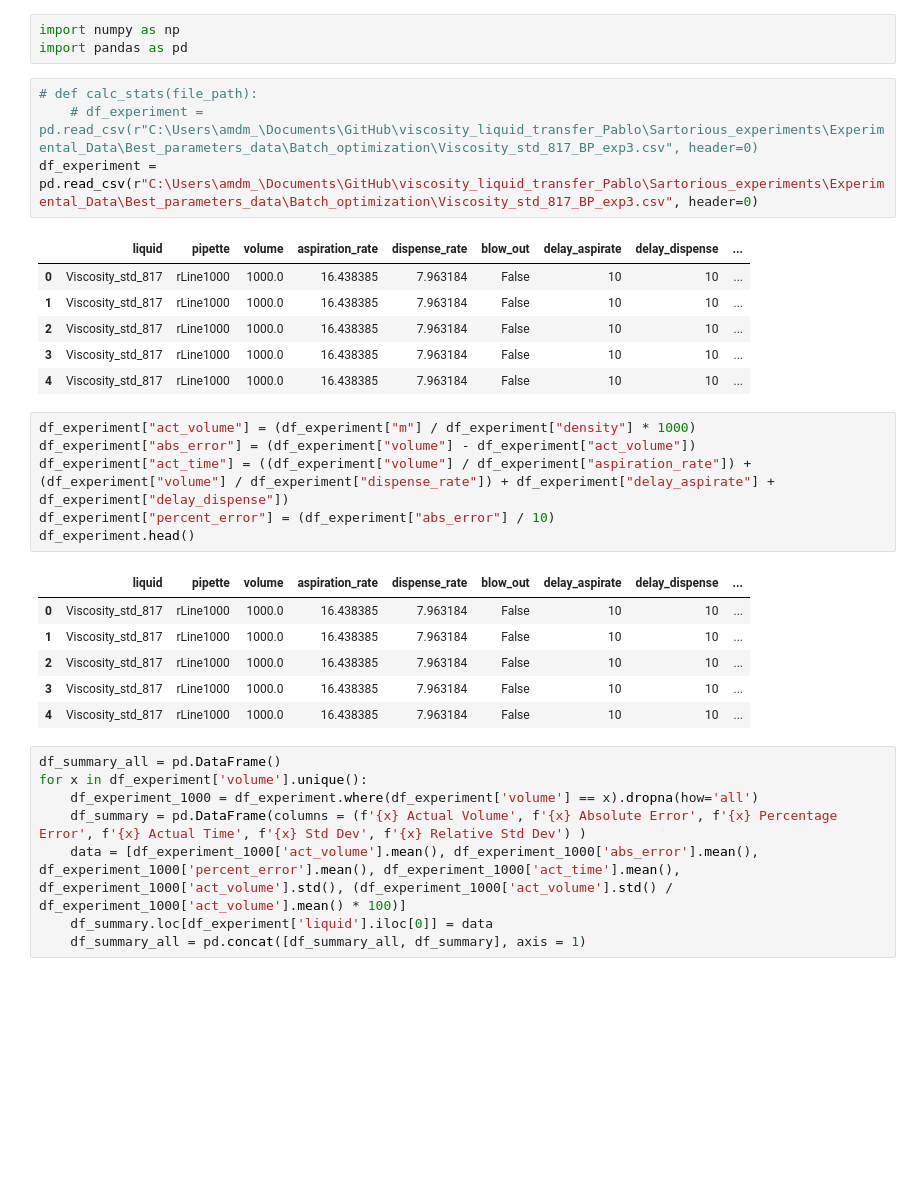
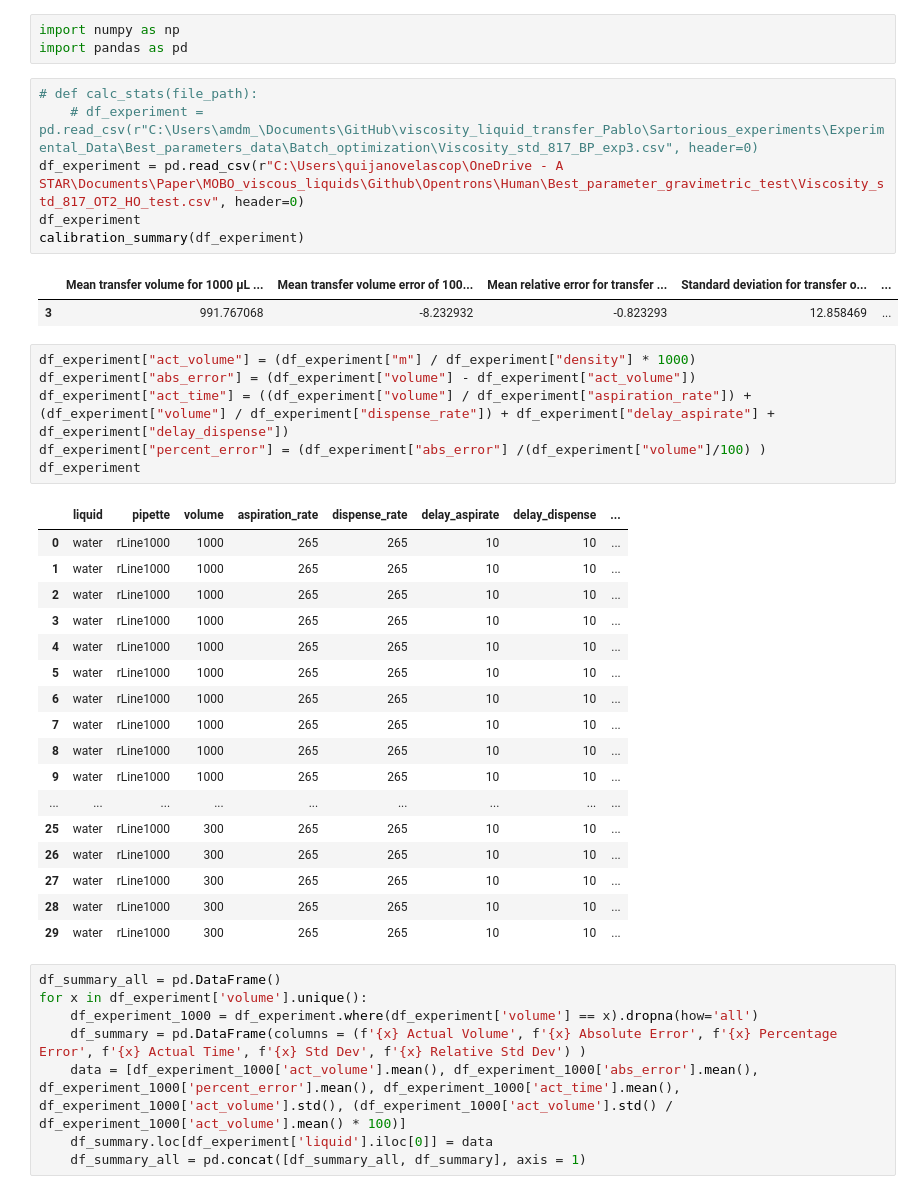
Before and after one commit to Quijanove/viscosity_liquid_transfer_Pablo, a Jupyter notebook: calculating_mean.ipynb, the cells around one changed output. Saved outputs shown, nothing was run; the diff lists cells and outputs as text; blank space fills up the shorter version.

```diff
--- a/calculating_mean.ipynb
+++ b/calculating_mean.ipynb
@@ -4,27 +4,36 @@ import pandas as pd
 # %%
 # def calc_stats(file_path):
     # df_experiment = pd.read_csv(r"C:\Users\amdm_\Documents\GitHub\viscosity_liquid_transfer_Pablo\Sartorious_experiments\Experimental_Data\Best_parameters_data\Batch_optimization\Viscosity_std_817_BP_exp3.csv", header=0)
-df_experiment = pd.read_csv(r"C:\Users\amdm_\Documents\GitHub\viscosity_liquid_transfer_Pablo\Sartorious_experiments\Experimental_Data\Best_parameters_data\Batch_optimization\Viscosity_std_817_BP_exp3.csv", header=0)
+df_experiment = pd.read_csv(r"C:\Users\quijanovelascop\OneDrive - A STAR\Documents\Paper\MOBO_viscous_liquids\Github\Opentrons\Human\Best_parameter_gravimetric_test\Viscosity_std_817_OT2_HO_test.csv", header=0)
+df_experiment
+calibration_summary(df_experiment)
 # %% [output]
-|  | liquid | pipette | volume | aspiration_rate | dispense_rate | blow_out | delay_aspirate | delay_dispense | ... |
-| 0 | Viscosity_std_817 | rLine1000 | 1000.0 | 16.438385 | 7.963184 | False | 10 | 10 | ... |
-| 1 | Viscosity_std_817 | rLine1000 | 1000.0 | 16.438385 | 7.963184 | False | 10 | 10 | ... |
-| 2 | Viscosity_std_817 | rLine1000 | 1000.0 | 16.438385 | 7.963184 | False | 10 | 10 | ... |
-| 3 | Viscosity_std_817 | rLine1000 | 1000.0 | 16.438385 | 7.963184 | False | 10 | 10 | ... |
-| 4 | Viscosity_std_817 | rLine1000 | 1000.0 | 16.438385 | 7.963184 | False | 10 | 10 | ... |
+|  | Mean transfer volume for 1000 µL ... | Mean transfer volume error of 100... | Mean relative error for transfer ... | Standard deviation for transfer o... | ... |
+| 3 | 991.767068 | -8.232932 | -0.823293 | 12.858469 | ... |
 # %%
 df_experiment["act_volume"] = (df_experiment["m"] / df_experiment["density"] * 1000)
 df_experiment["abs_error"] = (df_experiment["volume"] - df_experiment["act_volume"])
 df_experiment["act_time"] = ((df_experiment["volume"] / df_experiment["aspiration_rate"]) + (df_experiment["volume"] / df_experiment["dispense_rate"]) + df_experiment["delay_aspirate"] + df_experiment["delay_dispense"])
-df_experiment["percent_error"] = (df_experiment["abs_error"] / 10)
-df_experiment.head()
+df_experiment["percent_error"] = (df_experiment["abs_error"] /(df_experiment["volume"]/100) )
+df_experiment
 # %% [output]
-|  | liquid | pipette | volume | aspiration_rate | dispense_rate | blow_out | delay_aspirate | delay_dispense | ... |
-| 0 | Viscosity_std_817 | rLine1000 | 1000.0 | 16.438385 | 7.963184 | False | 10 | 10 | ... |
-| 1 | Viscosity_std_817 | rLine1000 | 1000.0 | 16.438385 | 7.963184 | False | 10 | 10 | ... |
-| 2 | Viscosity_std_817 | rLine1000 | 1000.0 | 16.438385 | 7.963184 | False | 10 | 10 | ... |
-| 3 | Viscosity_std_817 | rLine1000 | 1000.0 | 16.438385 | 7.963184 | False | 10 | 10 | ... |
-| 4 | Viscosity_std_817 | rLine1000 | 1000.0 | 16.438385 | 7.963184 | False | 10 | 10 | ... |
+|  | liquid | pipette | volume | aspiration_rate | dispense_rate | delay_aspirate | delay_dispense | ... |
+| 0 | water | rLine1000 | 1000 | 265 | 265 | 10 | 10 | ... |
+| 1 | water | rLine1000 | 1000 | 265 | 265 | 10 | 10 | ... |
+| 2 | water | rLine1000 | 1000 | 265 | 265 | 10 | 10 | ... |
+| 3 | water | rLine1000 | 1000 | 265 | 265 | 10 | 10 | ... |
+| 4 | water | rLine1000 | 1000 | 265 | 265 | 10 | 10 | ... |
+| 5 | water | rLine1000 | 1000 | 265 | 265 | 10 | 10 | ... |
+| 6 | water | rLine1000 | 1000 | 265 | 265 | 10 | 10 | ... |
+| 7 | water | rLine1000 | 1000 | 265 | 265 | 10 | 10 | ... |
+| 8 | water | rLine1000 | 1000 | 265 | 265 | 10 | 10 | ... |
+| 9 | water | rLine1000 | 1000 | 265 | 265 | 10 | 10 | ... |
+| ... | ... | ... | ... | ... | ... | ... | ... | ... |
+| 25 | water | rLine1000 | 300 | 265 | 265 | 10 | 10 | ... |
+| 26 | water | rLine1000 | 300 | 265 | 265 | 10 | 10 | ... |
+| 27 | water | rLine1000 | 300 | 265 | 265 | 10 | 10 | ... |
+| 28 | water | rLine1000 | 300 | 265 | 265 | 10 | 10 | ... |
+| 29 | water | rLine1000 | 300 | 265 | 265 | 10 | 10 | ... |
 # %%
 df_summary_all = pd.DataFrame()
 for x in df_experiment['volume'].unique():
```
Also changed, not shown: parts of 3 cells of this notebook, 1 other file.
